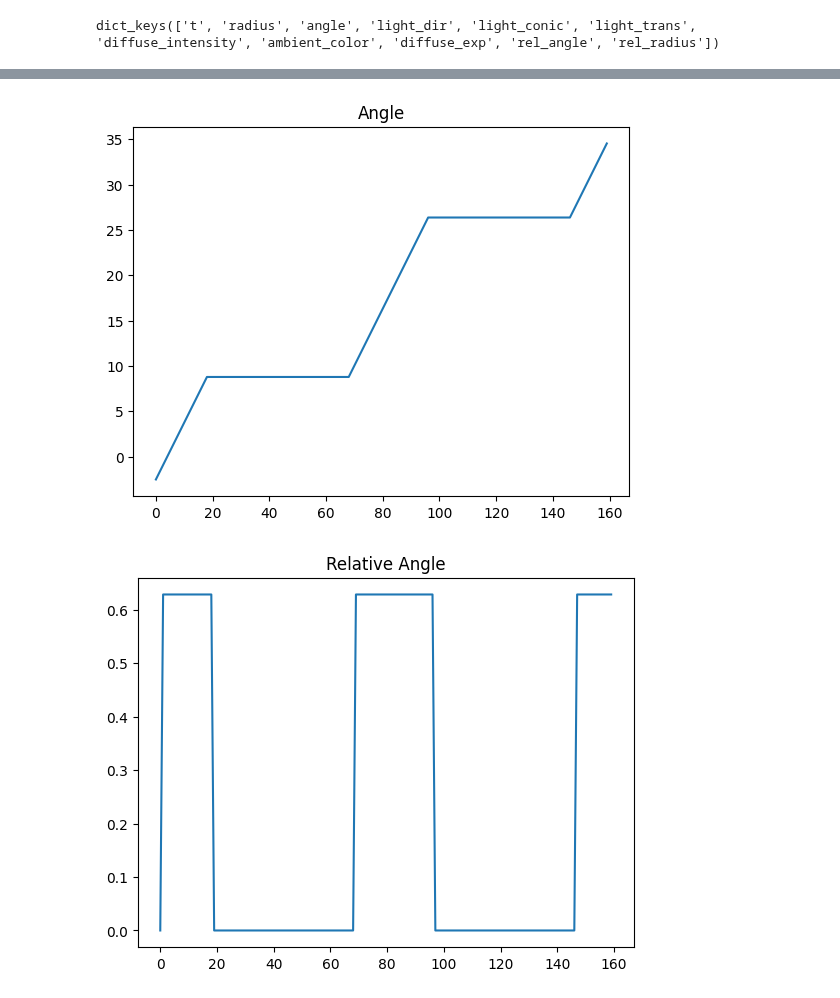
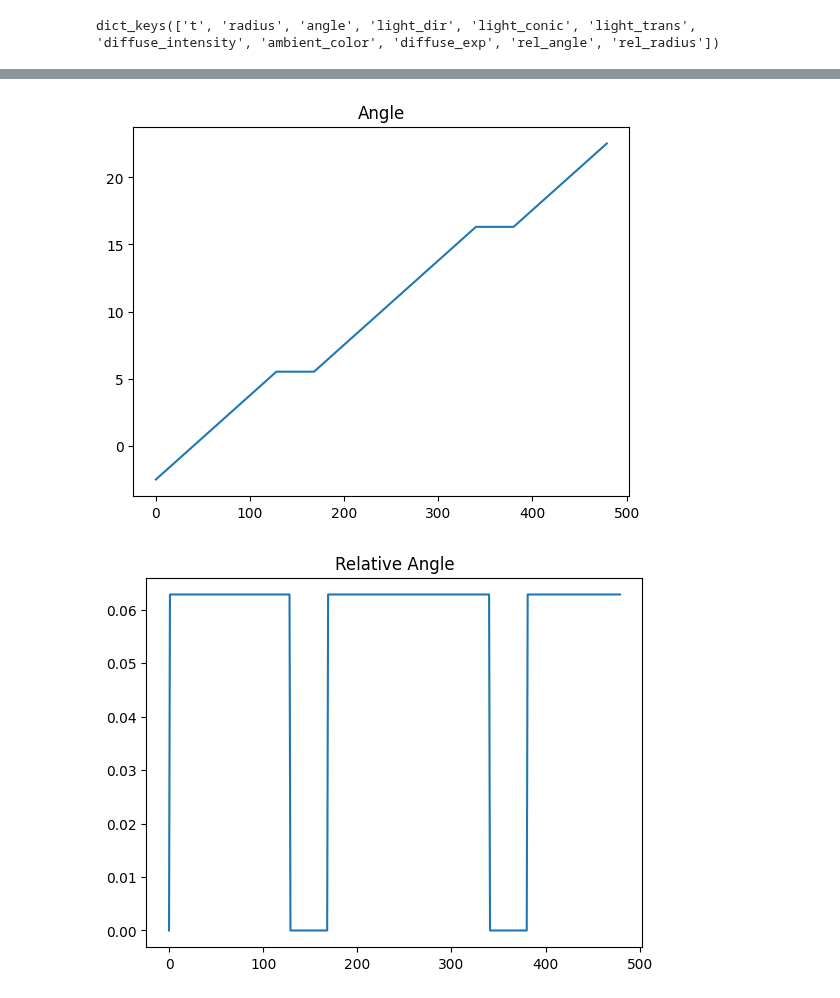
Before and after one commit to XezXey/guided-diffusion, a Jupyter notebook: experiment_scripts/TPAMI/Teaser/read_params.ipynb, the cells around one changed output, grey strips where cells are left out. Drawn from its saved outputs; the diff is of its cells as text; code cells hidden in the pictures.

```diff
--- a/experiment_scripts/TPAMI/Teaser/read_params.ipynb
+++ b/experiment_scripts/TPAMI/Teaser/read_params.ipynb
@@ -3,7 +3,7 @@ import numpy as np
 import json
 
 # light_path = np.load('./light_params.npy', allow_pickle=True)
-light_traj = np.load('./light_traj.npy', allow_pickle=True).item()
+light_traj = np.load('./light_traj_n400_spiral_4_0.83_0.3_stf128-300.npy', allow_pickle=True).item()
 light_traj, gen_params = light_traj['traj'], light_traj['params']
 print(light_traj[0].keys())
 radius = []
@@ -25,6 +25,11 @@ plt.plot(radius)
 plt.title('Radius')
 plt.show()
 
+import matplotlib.pyplot as plt
+plt.plot(np.array(radius[1:]) - np.array(radius[:-1]))
+plt.title('Rel Radius')
+plt.show()
+
 plt.plot(rel_radius)
 plt.title('Relative Radius')
 plt.show()
@@ -47,2 +52,2 @@ dict_keys(['t', 'radius', 'angle', 'light_dir', 'light_conic', 'light_trans', 'd
-[figure, old version]
+[figure, new version]
-[figure, old version]
+[figure, new version]
```
Also changed, not shown: parts of 1 cell of this notebook, 32 other files.
